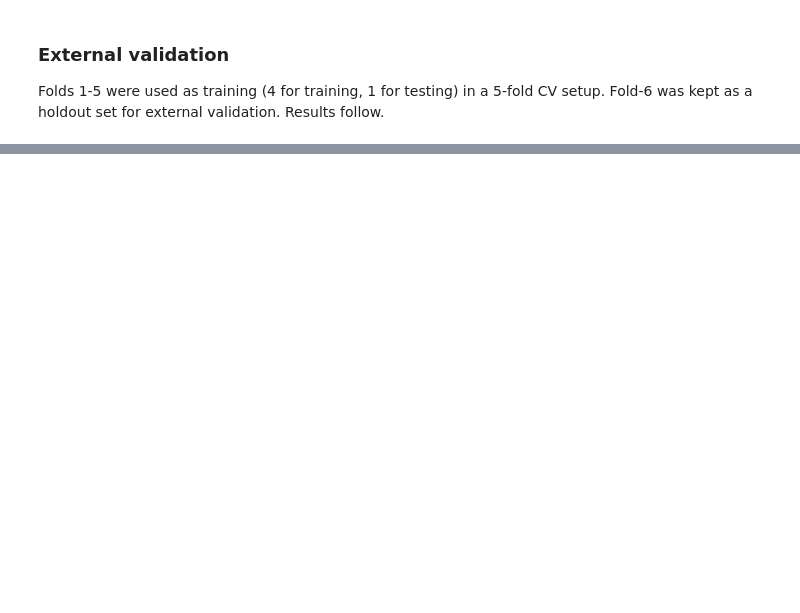
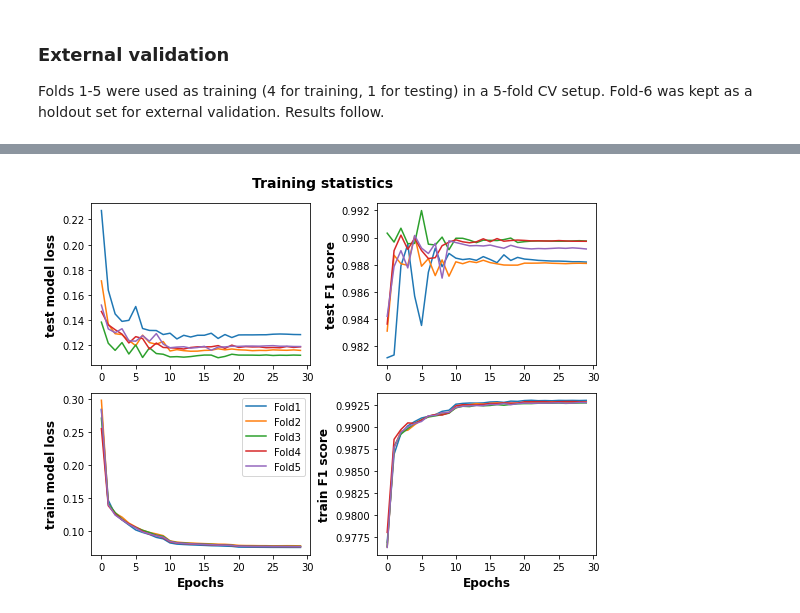
Before and after one commit to TeamSundar/m-ionic, a Jupyter notebook: analysisCV.ipynb, the cells around one changed output, grey strips where cells are left out. Saved outputs shown, nothing was run; the diff lists cells and outputs as text; code cells hidden in the pictures; blank space fills up the shorter version.

```diff
--- a/analysisCV.ipynb
+++ b/analysisCV.ipynb
@@ -197,0 +348,26 @@ ZN 0.686 0.936
+# %%
+import matplotlib.pyplot as plt
+import pandas as pd
+model_name = 'esm1_t34_670M_UR50D'
+fig, ax = plt.subplots(2,2, figsize=(8, 6))
+for fold in range(1,6):
+    df = pd.read_csv('checkpoints/%s_setB_fold%s.csv'%(model_name, fold))
+    ax[0][0].plot(range(len(df['net_loss_test'])), df['net_loss_test'], label='Fold%s'%(fold))
+    ax[0][0].set_ylabel('test model loss', fontsize=12, fontweight='bold')
+
+    ax[0][1].plot(range(len(df['net_f1_test'])), df['net_f1_test'], label='Fold%s'%(fold))
+    ax[0][1].set_ylabel('test F1 score', fontsize=12, fontweight='bold')
+
+    ax[1][0].plot(range(len(df['net_loss_train'])), df['net_loss_train'], label='Fold%s'%(fold))
+    ax[1][0].set_ylabel('train model loss', fontsize=12, fontweight='bold')
+    ax[1][0].legend()
+
+    ax[1][1].plot(range(len(df['net_f1_train'])), df['net_f1_train'], label='Fold%s'%(fold))
+    ax[1][1].set_ylabel('train F1 score', fontsize=12, fontweight='bold')
+
+    ax[1][1].set_xlabel('Epochs', fontsize=12, fontweight='bold')
+    ax[1][0].set_xlabel('Epochs', fontsize=12, fontweight='bold')
+fig.suptitle('Training statistics', fontsize=14, fontweight='bold')
+plt.tight_layout()
+# %% [output]
+[figure, added]
```
Also changed, not shown: parts of 7 cells of this notebook.
